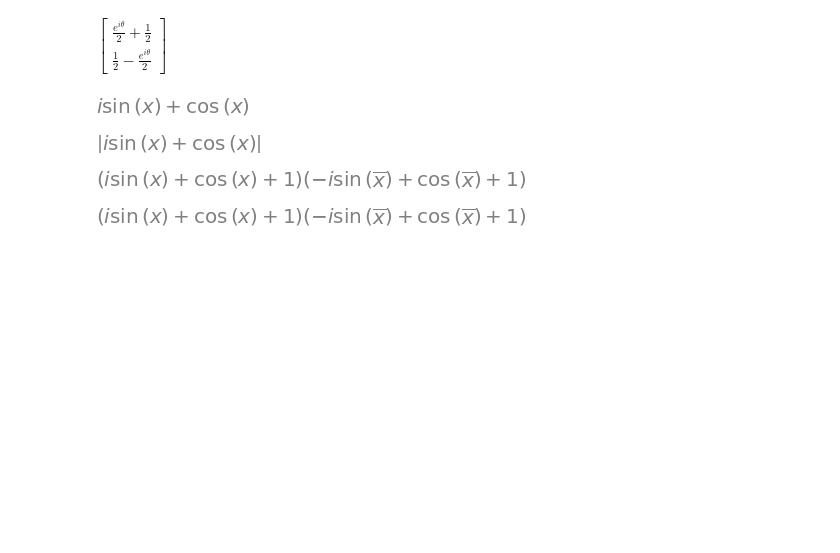
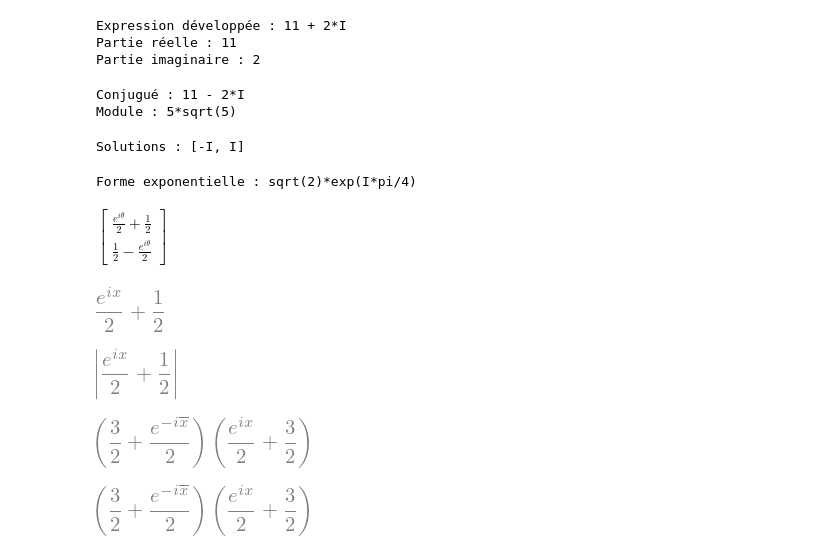
Before and after one commit to jbperin/hello-world, a Jupyter notebook: quantique/Basics.ipynb, the cells around one changed output. Cells and saved outputs as stored; diff of their text form; code cells hidden in the pictures; blank space fills up the shorter version.

```diff
--- a/quantique/Basics.ipynb
+++ b/quantique/Basics.ipynb
@@ -35,24 +33,68 @@ $\displaystyle \left[\begin{matrix}1 & 0\\0 & e^{i θ}\end{matrix}\right]$
+# %%
+expr = (1 + 2*sp.I) * (3 - 4*sp.I)
+simplified_expr = sp.simplify(expr)
+
+print("Expression développée :", simplified_expr)
+
+# Extraction des parties réelle et imaginaire
+real_part = sp.re(expr)
+imag_part = sp.im(expr)
+
+print("Partie réelle :", real_part)
+print("Partie imaginaire :", imag_part)
+# %% [output]
+Expression développée : 11 + 2*I
+Partie réelle : 11
+Partie imaginaire : 2
+# %%
+# Conjugué d'un nombre complexe
+conjugate_expr = sp.conjugate(simplified_expr)
+
+# Module d'un nombre complexe
+modulus_expr = sp.Abs(simplified_expr)
+
+print("Conjugué :", conjugate_expr)
+print("Module :", modulus_expr)
+# %% [output]
+Conjugué : 11 - 2*I
+Module : 5*sqrt(5)
+# %%
+eq = sp.Eq(z**2 + 1, 0)
+
+solutions = sp.solve(eq, z)
+print("Solutions :", solutions)
+# %% [output]
+Solutions : [-I, I]
+# %%
+z_value = 1 + sp.I
+r_value = sp.Abs(z_value)  # √2
+theta_value = sp.arg(z_value)  # π/4
+
+z_exp_value = r_value * sp.exp(sp.I * theta_value)
+print("Forme exponentielle :", z_exp_value)
+# %% [output]
+Forme exponentielle : sqrt(2)*exp(I*pi/4)
 # %%
 H*T*H*ket0
 # %% [output]
 $\displaystyle \left[\begin{matrix}\frac{e^{i θ}}{2} + \frac{1}{2}\\\frac{1}{2} - \frac{e^{i θ}}{2}\end{matrix}\right]$
 # %%
 v=(1+E**(I*x))/2
-v=cos(x)  + I*sin(x)
+#v=cos(x)  + I*sin(x)
 v
 # %% [output]
-[figure, old version]
+[figure, new version]
 # %%
 Abs(v)
 # %% [output]
-[figure, old version]
+[figure, new version]
 # %%
 module = (1+v)*conjugate(1+v)
 module
 # %% [output]
-[figure, old version]
+[figure, new version]
 # %%
 module.simplify()
 module
 # %% [output]
-[figure, old version]
+[figure, new version]
```
Also changed, not shown: parts of 3 cells of this notebook, 4 other files.
